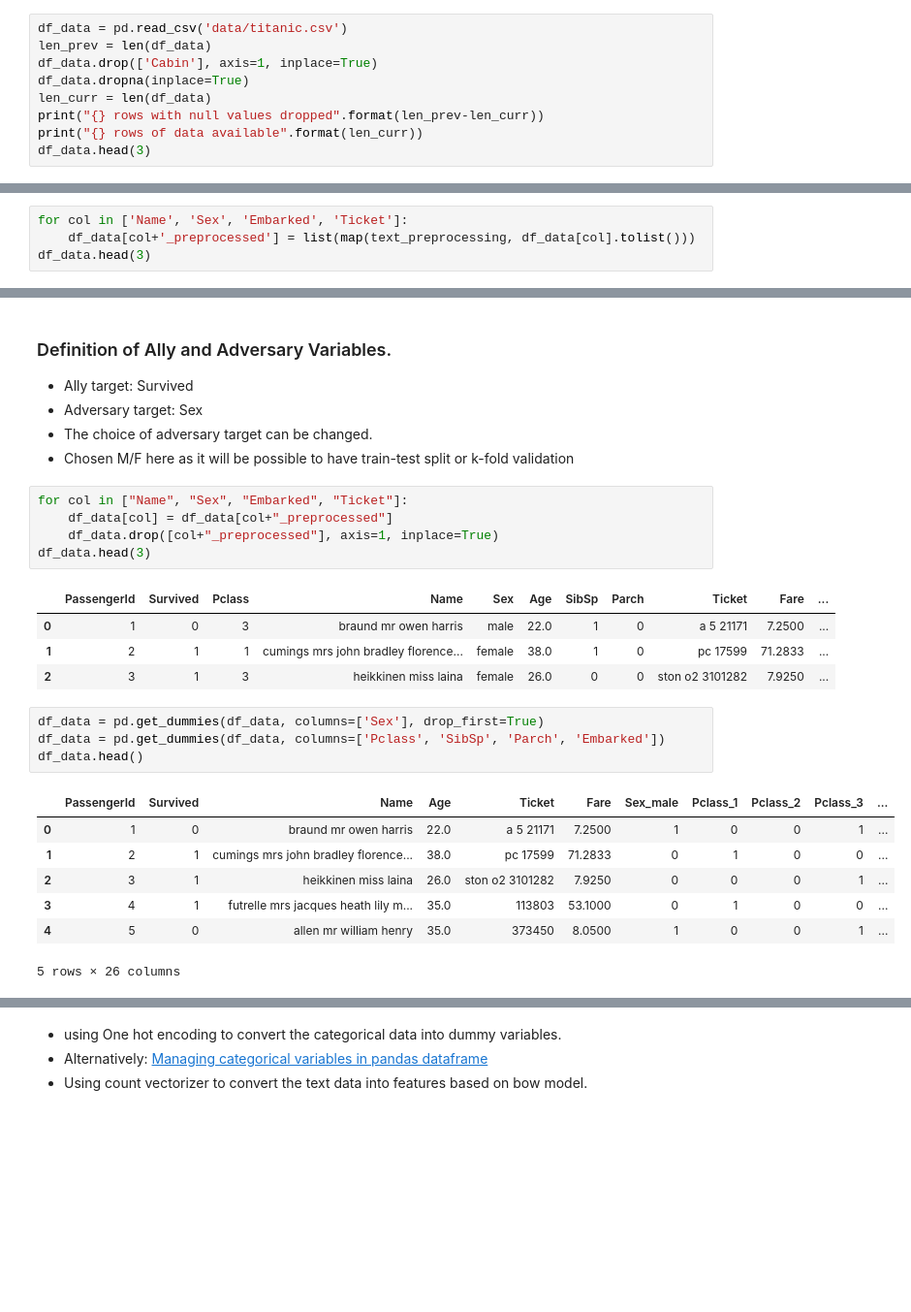
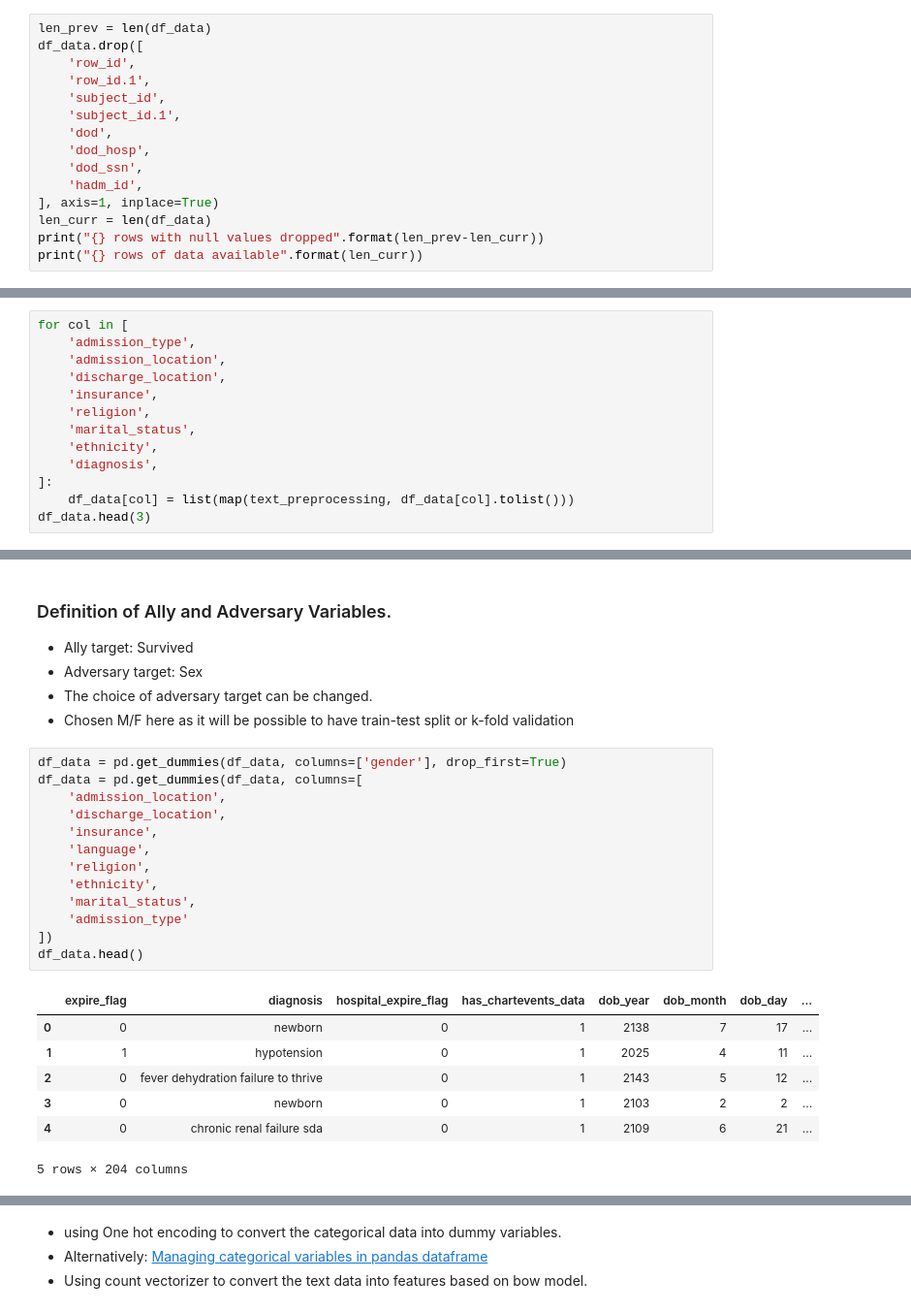
Before and after one commit to shams-sam/PrivacyGANs, a Jupyter notebook: PrivacyGAN_MIMIC.ipynb, the cells around one changed output, grey strips where cells are left out. Shown: that part at 97% size. Drawn from its saved outputs; the diff is of its cells as text; blank space fills up the shorter version.

```diff
--- a/PrivacyGAN_MIMIC.ipynb
+++ b/PrivacyGAN_MIMIC.ipynb
@@ -39,10 +48,16 @@ from wordcloud import WordCloud
 # %%
-df_data = pd.read_csv('data/titanic.csv')
 len_prev = len(df_data)
-df_data.drop(['Cabin'], axis=1, inplace=True)
-df_data.dropna(inplace=True)
+df_data.drop([
+    'row_id',
+    'row_id.1',
+    'subject_id',
+    'subject_id.1',
+    'dod',
+    'dod_hosp',
+    'dod_ssn',
+    'hadm_id',
+], axis=1, inplace=True)
 len_curr = len(df_data)
 print("{} rows with null values dropped".format(len_prev-len_curr))
 print("{} rows of data available".format(len_curr))
-df_data.head(3)
 # %% [output]
@@ -61,5 +110,14 @@ df_data.head(3)
 # %%
-for col in ['Name', 'Sex', 'Embarked', 'Ticket']:
-    df_data[col+'_preprocessed'] = list(map(text_preprocessing, df_data[col].tolist()))
+for col in [
+    'admission_type',
+    'admission_location',
+    'discharge_location',
+    'insurance',
+    'religion',
+    'marital_status',
+    'ethnicity',
+    'diagnosis',
+]:
+    df_data[col] = list(map(text_preprocessing, df_data[col].tolist()))
 df_data.head(3)
 # %% [output]
@@ -165,26 +202,25 @@ for col in range(len(text_columns)):
 - Adversary target: Sex
 - The choice of adversary target can be changed.
 - Chosen M/F here as it will be possible to have train-test split or k-fold validation
-# %%
-for col in ["Name", "Sex", "Embarked", "Ticket"]:
-    df_data[col] = df_data[col+"_preprocessed"]
-    df_data.drop([col+"_preprocessed"], axis=1, inplace=True)
-df_data.head(3)
-# %% [output]
-|  | PassengerId | Survived | Pclass | Name | Sex | Age | SibSp | Parch | Ticket | Fare | ... |
-| 0 | 1 | 0 | 3 | braund mr owen harris | male | 22.0 | 1 | 0 | a 5 21171 | 7.2500 | ... |
-| 1 | 2 | 1 | 1 | cumings mrs john bradley florence... | female | 38.0 | 1 | 0 | pc 17599 | 71.2833 | ... |
-| 2 | 3 | 1 | 3 | heikkinen miss laina | female | 26.0 | 0 | 0 | ston o2 3101282 | 7.9250 | ... |
 # %%
-df_data = pd.get_dummies(df_data, columns=['Sex'], drop_first=True)
-df_data = pd.get_dummies(df_data, columns=['Pclass', 'SibSp', 'Parch', 'Embarked'])
+df_data = pd.get_dummies(df_data, columns=['gender'], drop_first=True)
+df_data = pd.get_dummies(df_data, columns=[
+    'admission_location',
+    'discharge_location',
+    'insurance',
+    'language',
+    'religion',
+    'ethnicity',
+    'marital_status',
+    'admission_type'
+])
 df_data.head()
 # %% [output]
-|  | PassengerId | Survived | Name | Age | Ticket | Fare | Sex_male | Pclass_1 | Pclass_2 | Pclass_3 | ... |
-| 0 | 1 | 0 | braund mr owen harris | 22.0 | a 5 21171 | 7.2500 | 1 | 0 | 0 | 1 | ... |
-| 1 | 2 | 1 | cumings mrs john bradley florence... | 38.0 | pc 17599 | 71.2833 | 0 | 1 | 0 | 0 | ... |
-| 2 | 3 | 1 | heikkinen miss laina | 26.0 | ston o2 3101282 | 7.9250 | 0 | 0 | 0 | 1 | ... |
-| 3 | 4 | 1 | futrelle mrs jacques heath lily m... | 35.0 | 113803 | 53.1000 | 0 | 1 | 0 | 0 | ... |
-| 4 | 5 | 0 | allen mr william henry | 35.0 | 373450 | 8.0500 | 1 | 0 | 0 | 1 | ... |
+|  | expire_flag | diagnosis | hospital_expire_flag | has_chartevents_data | dob_year | dob_month | dob_day | ... |
+| 0 | 0 | newborn | 0 | 1 | 2138 | 7 | 17 | ... |
+| 1 | 1 | hypotension | 0 | 1 | 2025 | 4 | 11 | ... |
+| 2 | 0 | fever dehydration failure to thrive | 0 | 1 | 2143 | 5 | 12 | ... |
+| 3 | 0 | newborn | 0 | 1 | 2103 | 2 | 2 | ... |
+| 4 | 0 | chronic renal failure sda | 0 | 1 | 2109 | 6 | 21 | ... |
-5 rows × 26 columns
+5 rows × 204 columns
 # %%
```
Also changed, not shown: parts of 42 cells of this notebook.
